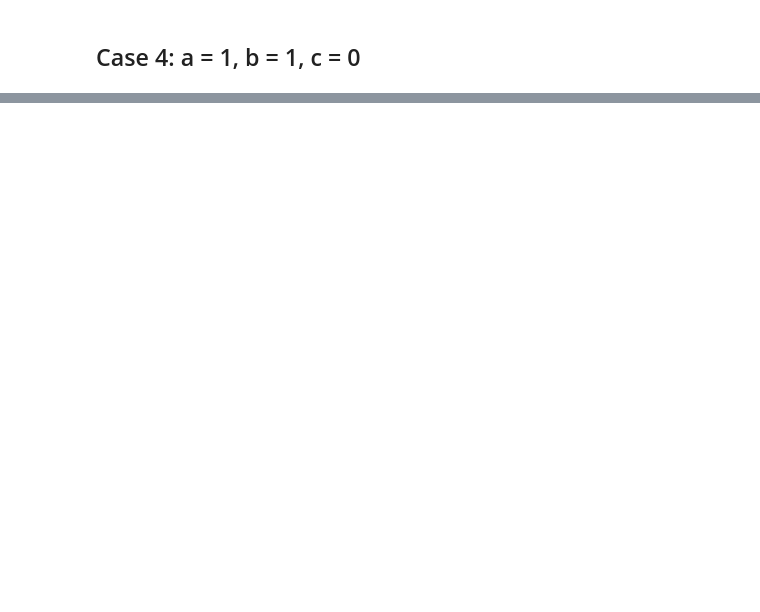
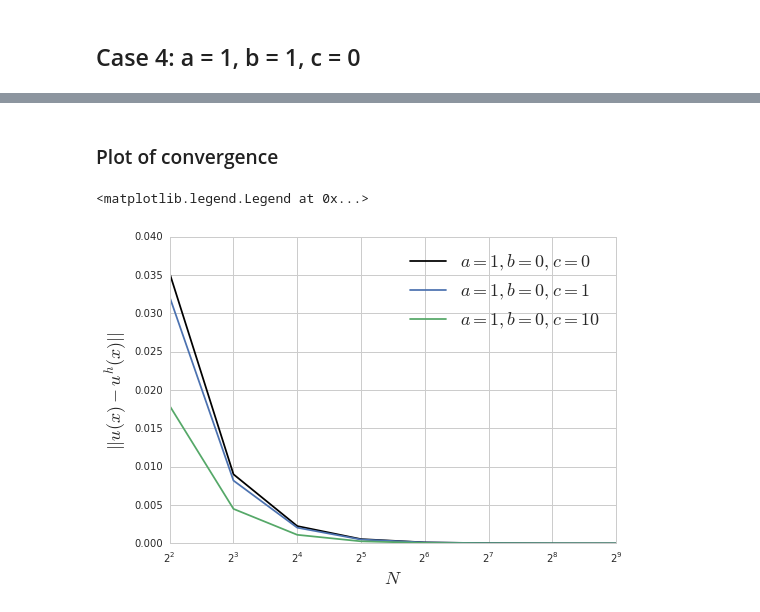
Before and after one commit to alcarney/polynomial_chaos, a Jupyter notebook: src/one_d_deterministic.ipynb, the cells around one changed output, grey strips where cells are left out. Drawn from its saved outputs; the diff is of its cells as text; code cells hidden in the pictures; blank space fills up the shorter version.

```diff
--- a/src/one_d_deterministic.ipynb
+++ b/src/one_d_deterministic.ipynb
@@ -133,0 +91,20 @@ errors, p = do_fem(f, a, b, c)
+# %% [markdown]
+### Plot of convergence
+# %%
+# Reshape the data
+NS = [x[0] for x in case1]
+case1 = [x[1] for x in case1]
+case2 = [x[1] for x in case2]
+case3 = [x[1] for x in case3]
+# %%
+fig, ax = plt.subplots(1)
+ax.set_xscale('log', basex=2)
+ax.set_xlabel(r'$N$', fontsize=18)
+ax.set_ylabel(r'$||u(x) - u^h(x)||$', fontsize=18)
+ax.plot(NS, case1, c='black', label=r'$a=1, b=0, c=0$')
+ax.plot(NS, case2, label=r'$a=1, b=0, c=1$')
+ax.plot(NS, case3, label=r'$a=1, b=0, c=10$')
+ax.legend(fontsize=18, loc=0)
+# %% [output]
+<matplotlib.legend.Legend at 0x...>
+[figure, added]
```
Also changed, not shown: parts of 11 cells of this notebook, 2 other files.
